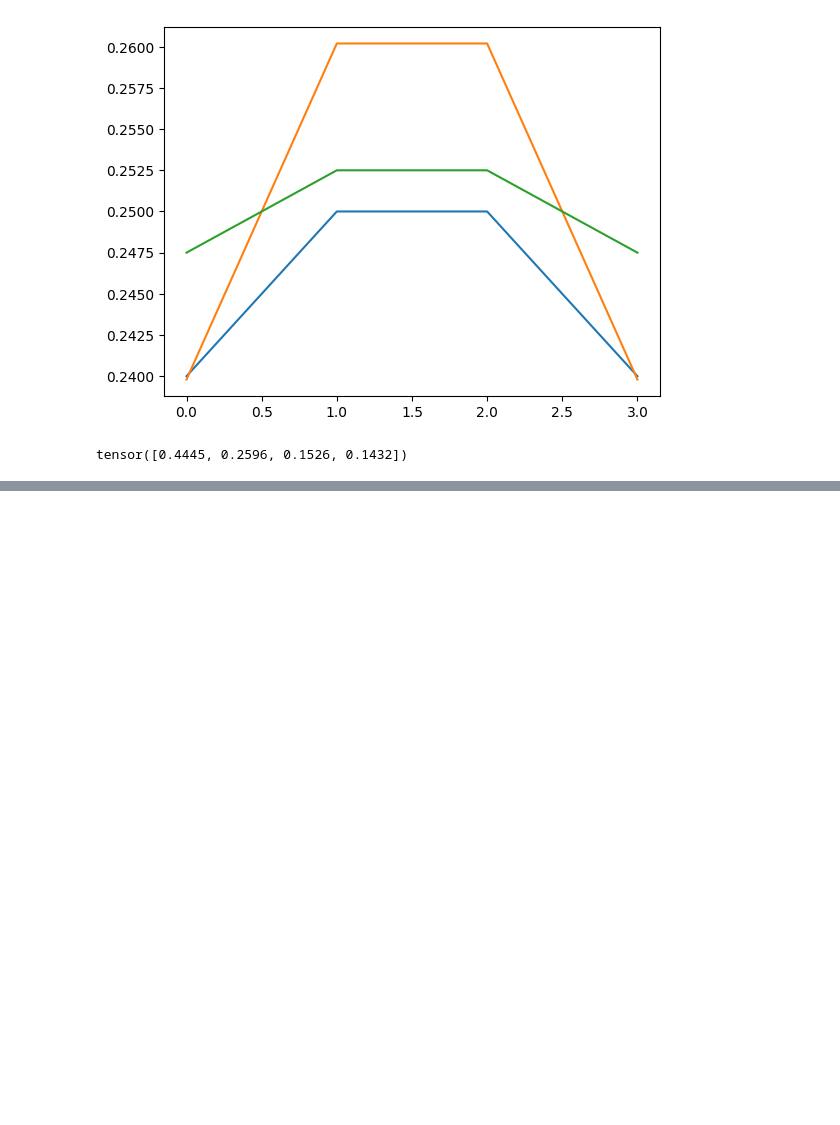
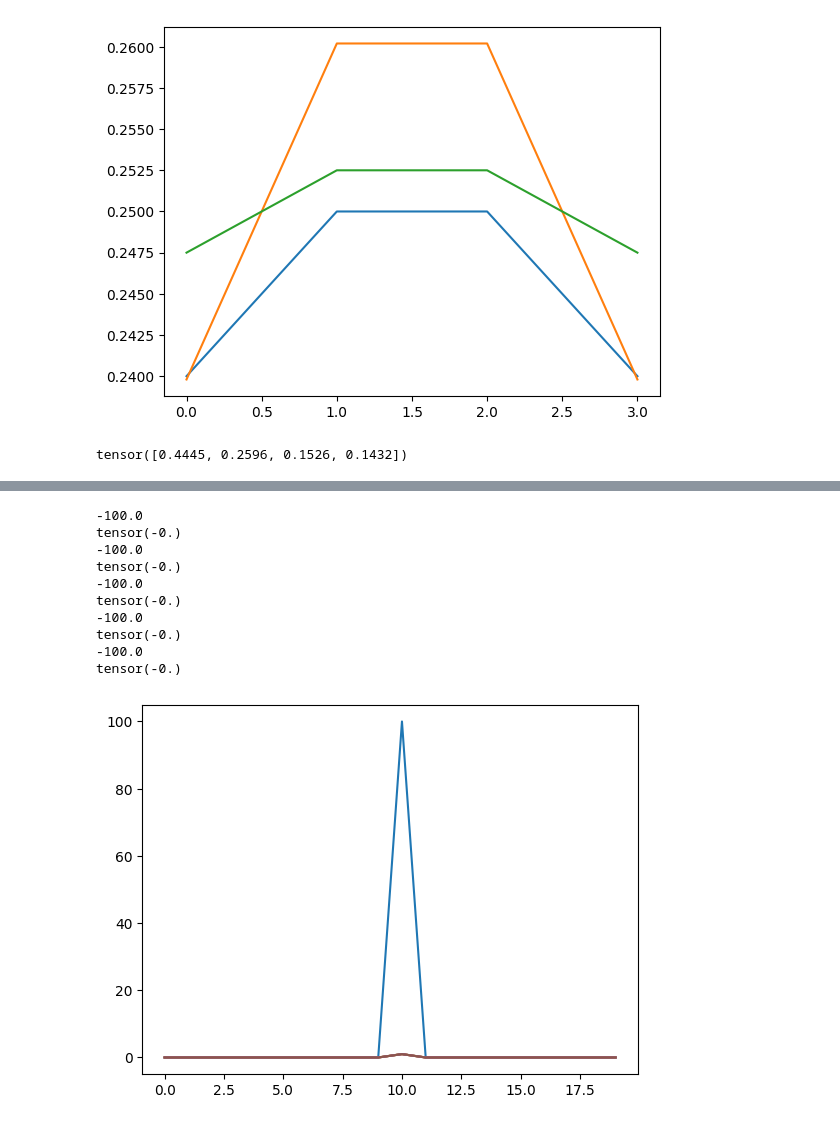
Before and after one commit to dgcnz/overfitting-net, a Jupyter notebook: notebooks/playground.ipynb, the cells around one changed output, grey strips where cells are left out. Saved outputs shown, nothing was run; the diff lists cells and outputs as text; code cells hidden in the pictures; blank space fills up the shorter version.

Commit message:
Add scripts for experiments

```diff
--- a/notebooks/playground.ipynb
+++ b/notebooks/playground.ipynb
@@ -58,0 +93,44 @@ tensor([0.4445, 0.2596, 0.1526, 0.1432])
+# %%
+@torch.jit.script
+def softmax_entropy(x: torch.Tensor, dim: int) -> torch.Tensor:
+    """Entropy of softmax distribution from logits."""
+    return -(x.softmax(dim=dim) * x.log_softmax(dim=dim)).sum(dim=dim)
+@torch.jit.script
+def pseudo_cross_entropy(x: torch.Tensor, T: int, dim: int) -> torch.Tensor:
+    """Entropy of softmax distribution from logits."""
+    return -((x / T).softmax(dim=dim) * x.log_softmax(dim=dim)).sum(1)
+
+@torch.jit.script
+def cross_entropy(x: torch.Tensor, y: torch.Tensor, dim: int) -> torch.Tensor:
+    """Entropy of softmax distribution from logits."""
+    return -(y * x.log_softmax(dim=dim)).sum(dim=dim)
+# %%
+# x = torch.Tensor([1, 2, 1.2, 1.1])
+
+fig, ax = plt.subplots(1, 1)
+ax.plot(x)
+
+for T in [0.5, 0.2, 0.1, 0.05, 0.01]:
+    xs = F.softmax(x / T, dim=0)
+    ax.plot(xs)
+    eps = np.finfo(float).eps
+    losses = [
+        F.cross_entropy(x, xs),
+        softmax_entropy(x),
+
+
+    ]
+    print(loss2)
+    print(loss)
+# %% [output]
+-100.0
+tensor(-0.)
+-100.0
+tensor(-0.)
+-100.0
+tensor(-0.)
+-100.0
+tensor(-0.)
+-100.0
+tensor(-0.)
+[figure, added]
```
Also changed, not shown: parts of 4 cells of this notebook, 17 other files.
